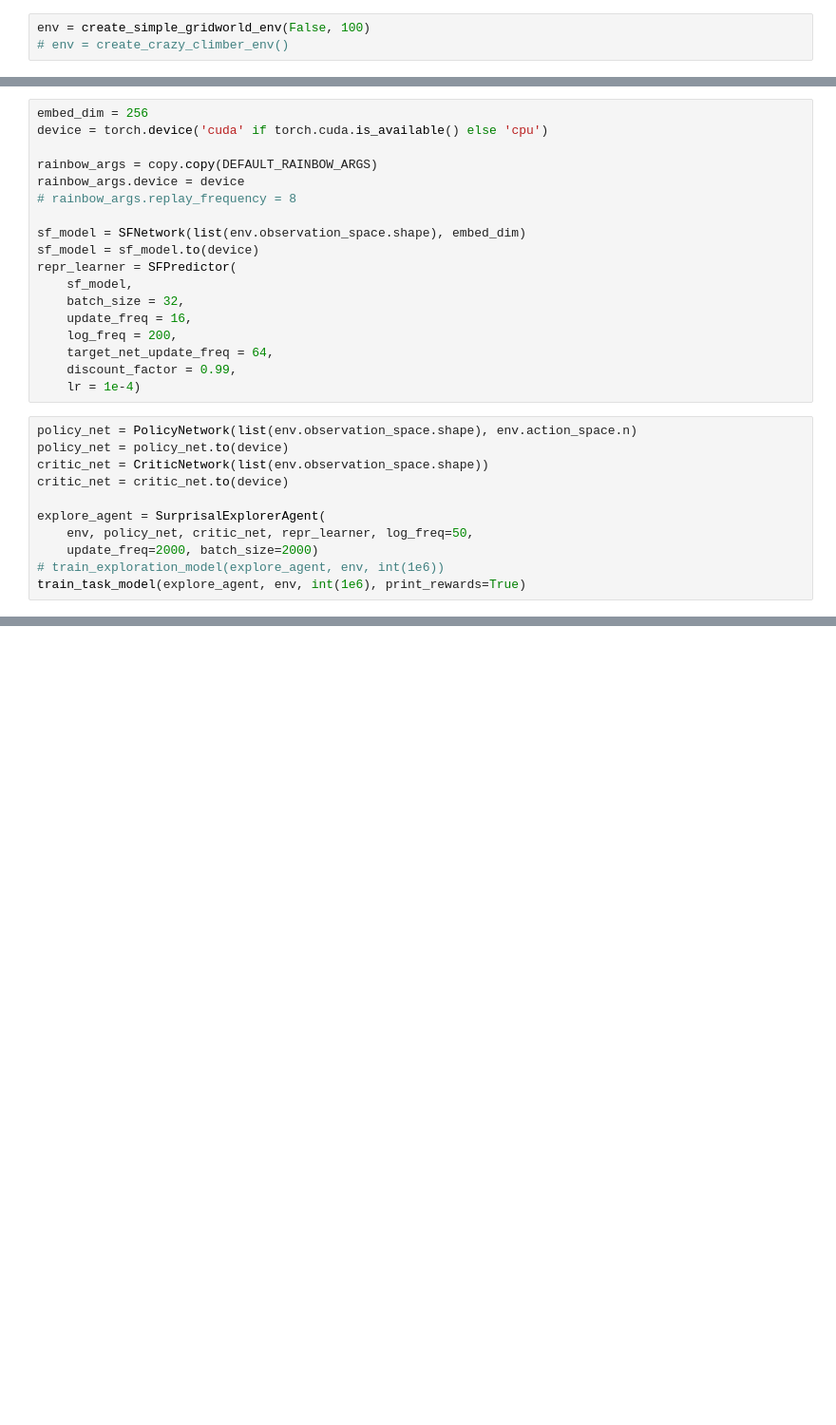
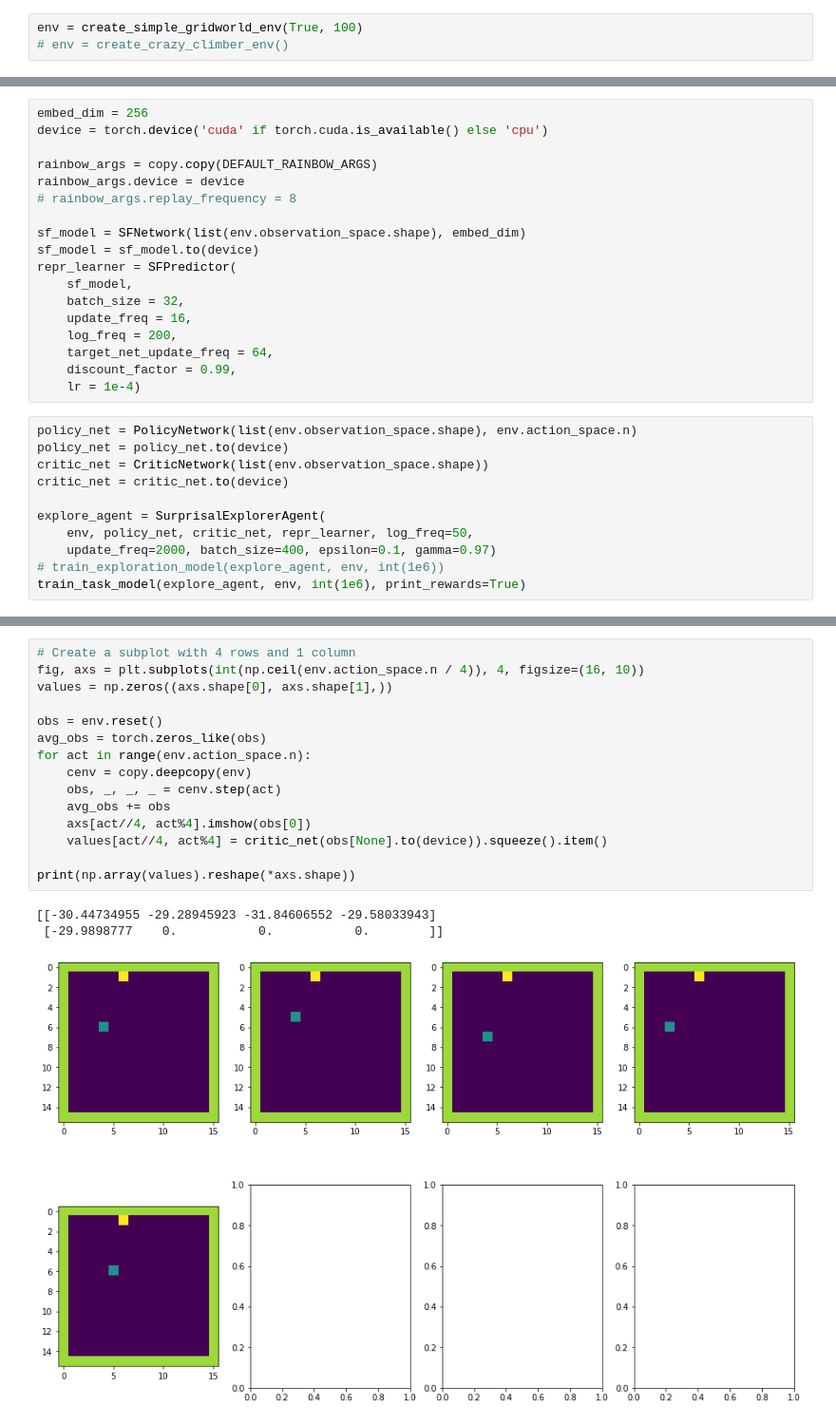
Before and after one commit to ejmejm/RL-Cookbook, a Jupyter notebook: testing.ipynb, the cells around one changed output, grey strips where cells are left out. Shown: that part at 95% size. Cells and saved outputs as stored; diff of their text form; blank space fills up the shorter version.

```diff
--- a/testing.ipynb
+++ b/testing.ipynb
@@ -16,5 +19,5 @@ from src.models import *
 # %%
-env = create_simple_gridworld_env(False, 100)
+env = create_simple_gridworld_env(True, 100)
 # env = create_crazy_climber_env()
 # %%
 custom_encoder = None
@@ -120,6 +49,6 @@ critic_net = critic_net.to(device)
 
 explore_agent = SurprisalExplorerAgent(
     env, policy_net, critic_net, repr_learner, log_freq=50,
-    update_freq=2000, batch_size=2000)
+    update_freq=2000, batch_size=400, epsilon=0.1, gamma=0.97)
 # train_exploration_model(explore_agent, env, int(1e6))
 train_task_model(explore_agent, env, int(1e6), print_rewards=True)
@@ -125,0 +97,19 @@ train_task_model(explore_agent, env, int(1e6), print_rewards=True)
+# %%
+# Create a subplot with 4 rows and 1 column
+fig, axs = plt.subplots(int(np.ceil(env.action_space.n / 4)), 4, figsize=(16, 10))
+values = np.zeros((axs.shape[0], axs.shape[1],))
+
+obs = env.reset()
+avg_obs = torch.zeros_like(obs)
+for act in range(env.action_space.n):
+    cenv = copy.deepcopy(env)
+    obs, _, _, _ = cenv.step(act)
+    avg_obs += obs
+    axs[act//4, act%4].imshow(obs[0])
+    values[act//4, act%4] = critic_net(obs[None].to(device)).squeeze().item()
+
+print(np.array(values).reshape(*axs.shape))
+# %% [output]
+[[-30.44734955 -29.28945923 -31.84606552 -29.58033943]
+ [-29.9898777    0.           0.           0.        ]]
+[figure, added]
```
Also changed, not shown: parts of 7 cells of this notebook, 8 other files.
